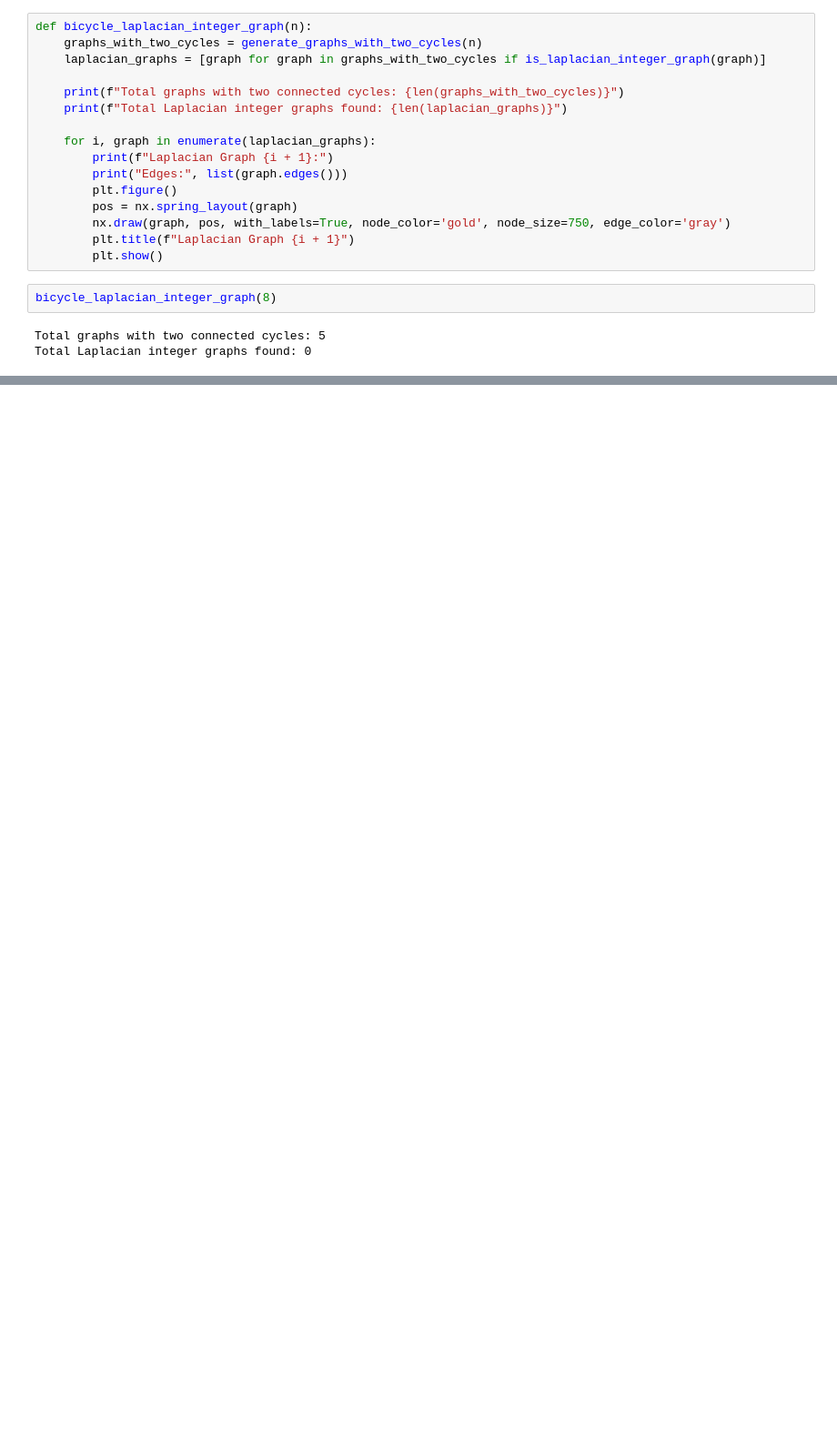
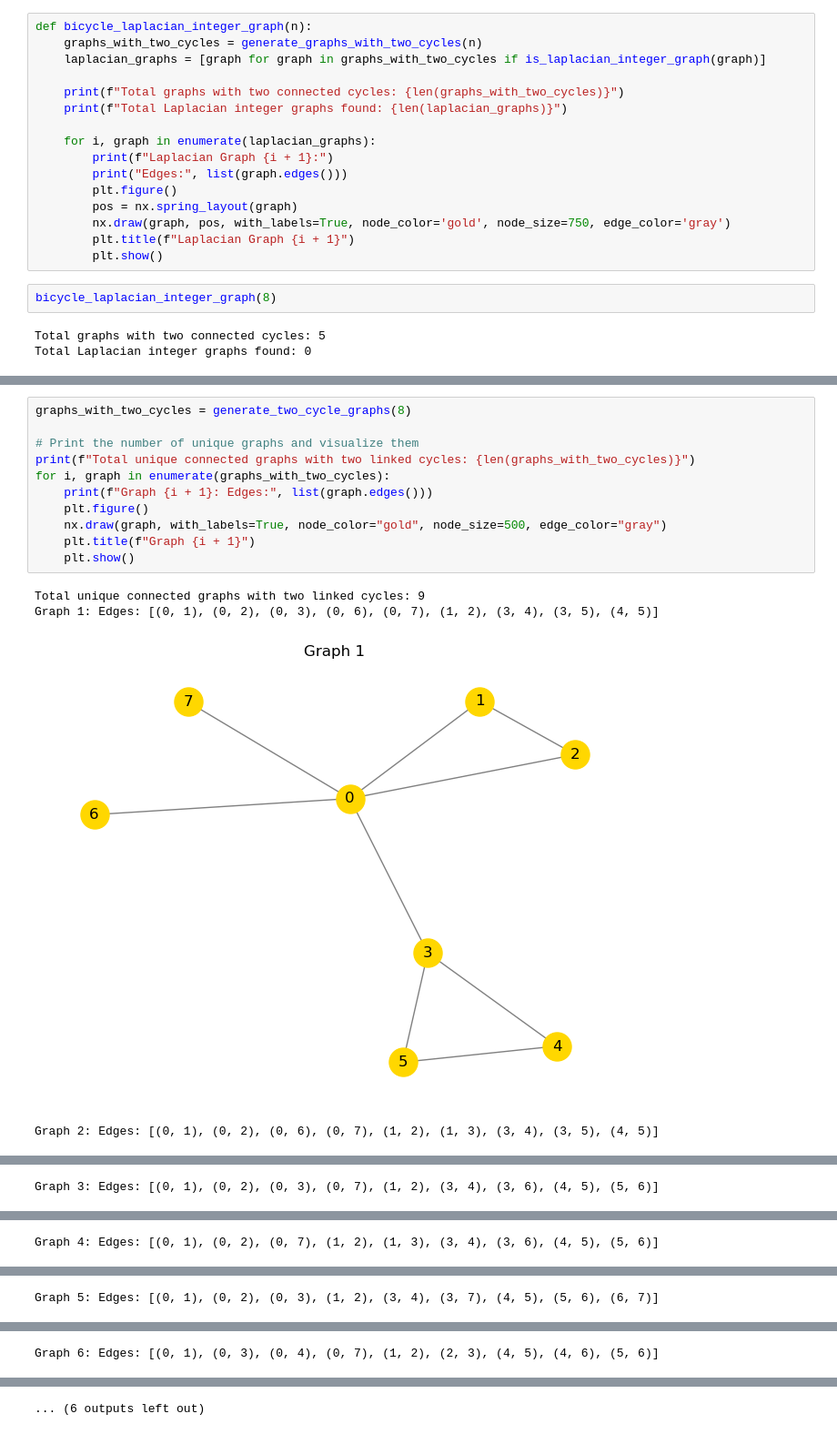
Before and after one commit to oskartezak/Laplacian-integral-graphs, a Jupyter notebook: bicyclic_n10.ipynb, the cells around one changed output, grey strips where cells are left out. Shown: that part at 91% size. Cells and saved outputs as stored; diff of their text form; blank space fills up the shorter version.

```diff
--- a/bicyclic_n10.ipynb
+++ b/bicyclic_n10.ipynb
@@ -83,0 +127,16 @@ Total Laplacian integer graphs found: 0
+# %%
+graphs_with_two_cycles = generate_two_cycle_graphs(8)
+
+# Print the number of unique graphs and visualize them
+print(f"Total unique connected graphs with two linked cycles: {len(graphs_with_two_cycles)}")
+for i, graph in enumerate(graphs_with_two_cycles):
+    print(f"Graph {i + 1}: Edges:", list(graph.edges()))
+    plt.figure()
+    nx.draw(graph, with_labels=True, node_color="gold", node_size=500, edge_color="gray")
+    plt.title(f"Graph {i + 1}")
+    plt.show()
+# %% [output]
+Total unique connected graphs with two linked cycles: 9
+Graph 1: Edges: [(0, 1), (0, 2), (0, 3), (0, 6), (0, 7), (1, 2), (3, 4), (3, 5), (4, 5)]
+[figure, added]
+Graph 2: Edges: [(0, 1), (0, 2), (0, 6), (0, 7), (1, 2), (1, 3), (3, 4), (3, 5), (4, 5)]
@@ -83,0 +144 @@ Total Laplacian integer graphs found: 0
+Graph 3: Edges: [(0, 1), (0, 2), (0, 3), (0, 7), (1, 2), (3, 4), (3, 6), (4, 5), (5, 6)]
@@ -83,0 +146 @@ Total Laplacian integer graphs found: 0
+Graph 4: Edges: [(0, 1), (0, 2), (0, 7), (1, 2), (1, 3), (3, 4), (3, 6), (4, 5), (5, 6)]
@@ -83,0 +148 @@ Total Laplacian integer graphs found: 0
+Graph 5: Edges: [(0, 1), (0, 2), (0, 3), (1, 2), (3, 4), (3, 7), (4, 5), (5, 6), (6, 7)]
@@ -83,0 +150 @@ Total Laplacian integer graphs found: 0
+Graph 6: Edges: [(0, 1), (0, 3), (0, 4), (0, 7), (1, 2), (2, 3), (4, 5), (4, 6), (5, 6)]
@@ -83,0 +152 @@ Total Laplacian integer graphs found: 0
+... (6 outputs left out)
```
Also changed, not shown: parts of 4 cells of this notebook.
